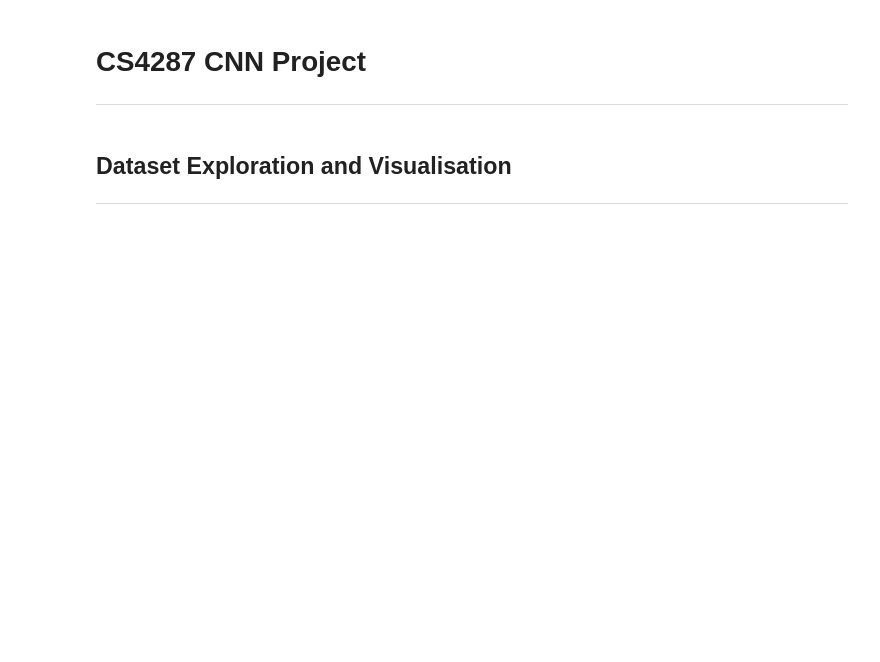
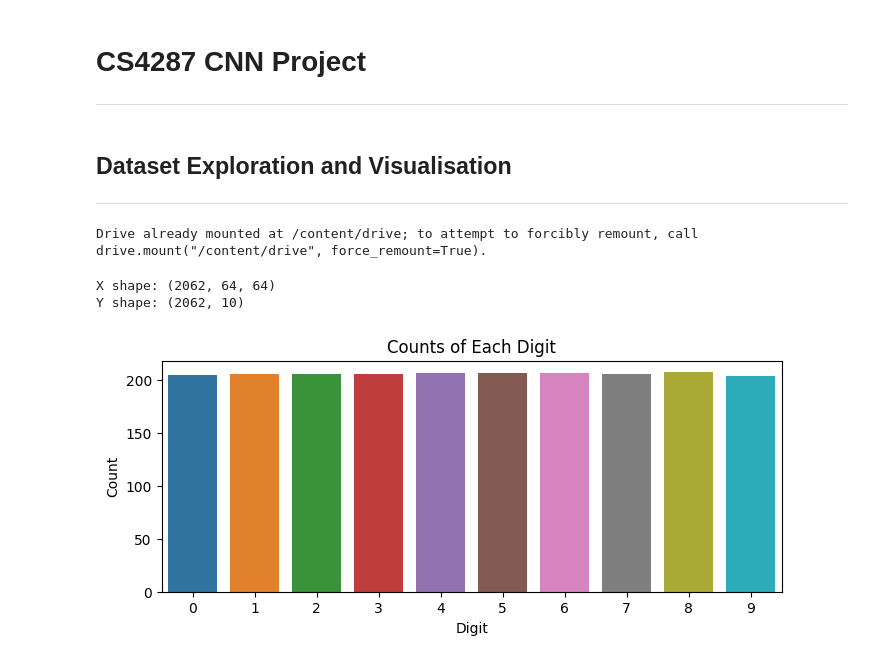
Before and after one commit to TZajas/CS4287-CNN-Project, a Jupyter notebook: CS4287_Assign2_20278748_20272626_20273118.ipynb, the cells around one changed output. Drawn from its saved outputs; the diff is of its cells as text; code cells hidden in the pictures; blank space fills up the shorter version.

```diff
--- a/CS4287_Assign2_20278748_20272626_20273118.ipynb
+++ b/CS4287_Assign2_20278748_20272626_20273118.ipynb
@@ -24,4 +38,35 @@ import tensorflow as tf
 # %% [markdown]
-## Dataset Exploration and Visualisation
+## **Dataset Exploration and Visualisation**
 
 ---
+# %%
+from google.colab import drive
+drive.mount('/content/drive')
+# %% [output]
+Drive already mounted at /content/drive; to attempt to forcibly remount, call drive.mount("/content/drive", force_remount=True).
+# %%
+# Importing the dataset
+y = np.load('Y.npy')
+X = np.load('X.npy')
+
+
+# Displaying the shape of the dataset
+print(f"X shape: {X.shape}\nY shape: {y.shape}")
+# %% [output]
+X shape: (2062, 64, 64)
+Y shape: (2062, 10)
+# %%
+# Displaying the different amounts of each number in the dataset
+# Converting one-hot encoded array into integers
+y_as_integers = np.argmax(y, axis = 1)
+unique, counts = np.unique(y_as_integers, return_counts=True)
+
+# Displaying bar chart
+plt.figure(figsize = (8, 3))
+sns.barplot(x=unique, y=counts)
+plt.xlabel('Digit')
+plt.ylabel('Count')
+plt.title('Counts of Each Digit')
+plt.show()
+# %% [output]
+[figure, added]
```
Also changed, not shown: parts of 23 cells of this notebook.
